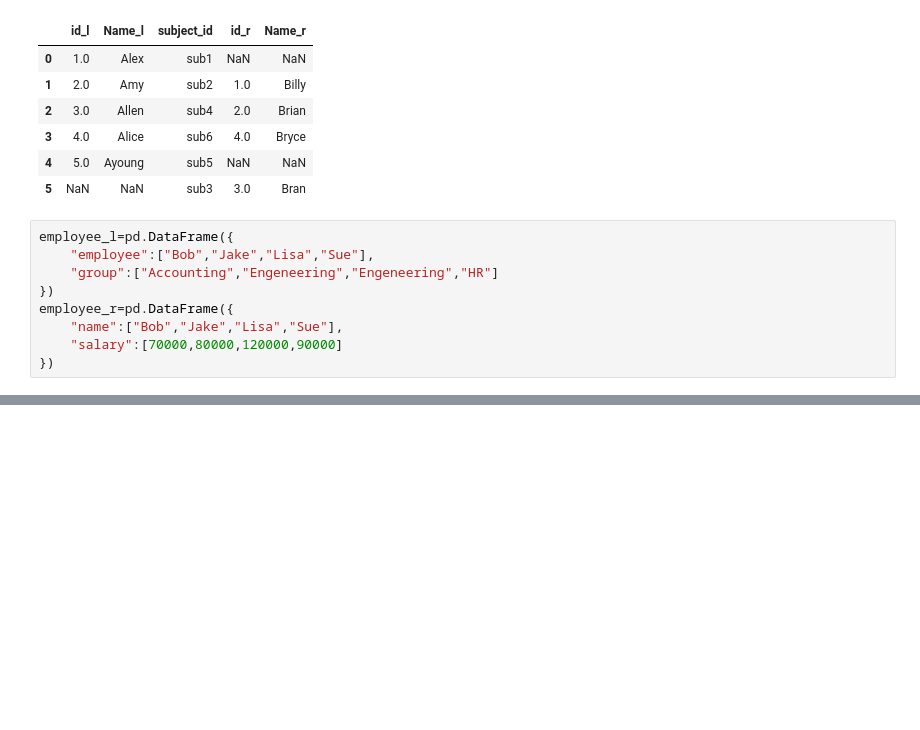
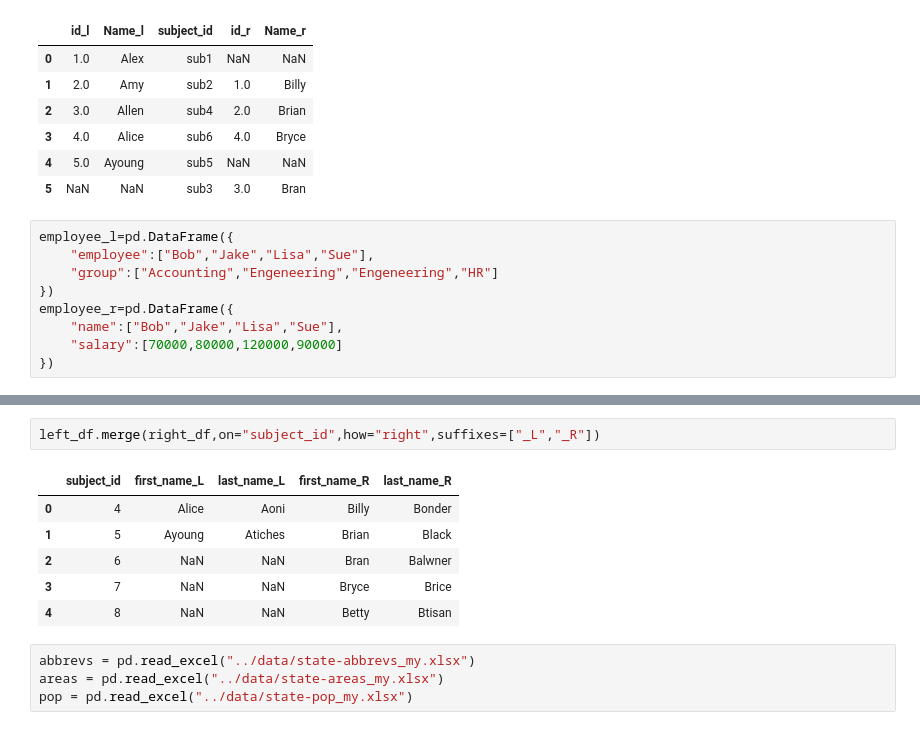
Before and after one commit to danyalutsevich/ML_AI, a Jupyter notebook: Pandas/HowMerge.ipynb, the cells around one changed output, grey strips where cells are left out. Saved outputs shown, nothing was run; the diff lists cells and outputs as text; blank space fills up the shorter version.

```diff
--- a/Pandas/HowMerge.ipynb
+++ b/Pandas/HowMerge.ipynb
@@ -64,0 +126,13 @@ employee_l.merge()
+# %%
+left_df.merge(right_df,on="subject_id",how="right",suffixes=["_L","_R"])
+# %% [output]
+|  | subject_id | first_name_L | last_name_L | first_name_R | last_name_R |
+| 0 | 4 | Alice | Aoni | Billy | Bonder |
+| 1 | 5 | Ayoung | Atiches | Brian | Black |
+| 2 | 6 | NaN | NaN | Bran | Balwner |
+| 3 | 7 | NaN | NaN | Bryce | Brice |
+| 4 | 8 | NaN | NaN | Betty | Btisan |
+# %%
+abbrevs = pd.read_excel("../data/state-abbrevs_my.xlsx")
+areas = pd.read_excel("../data/state-areas_my.xlsx")
+pop = pd.read_excel("../data/state-pop_my.xlsx")
```
Also changed, not shown: parts of 11 cells of this notebook, 3 other files.
